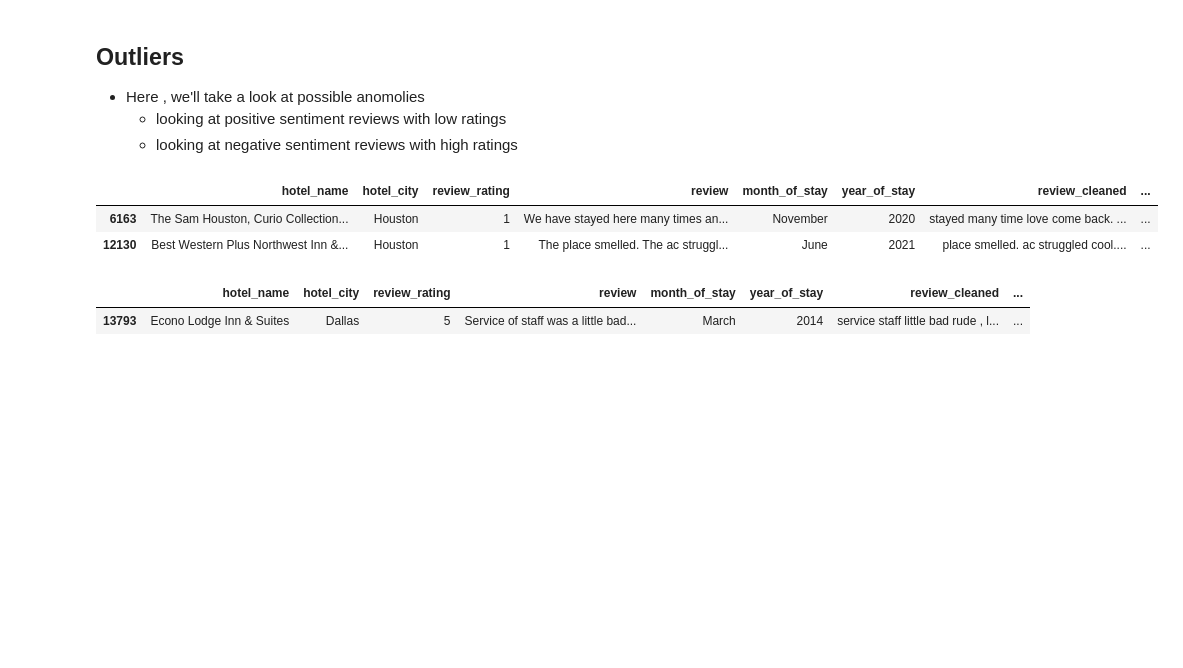
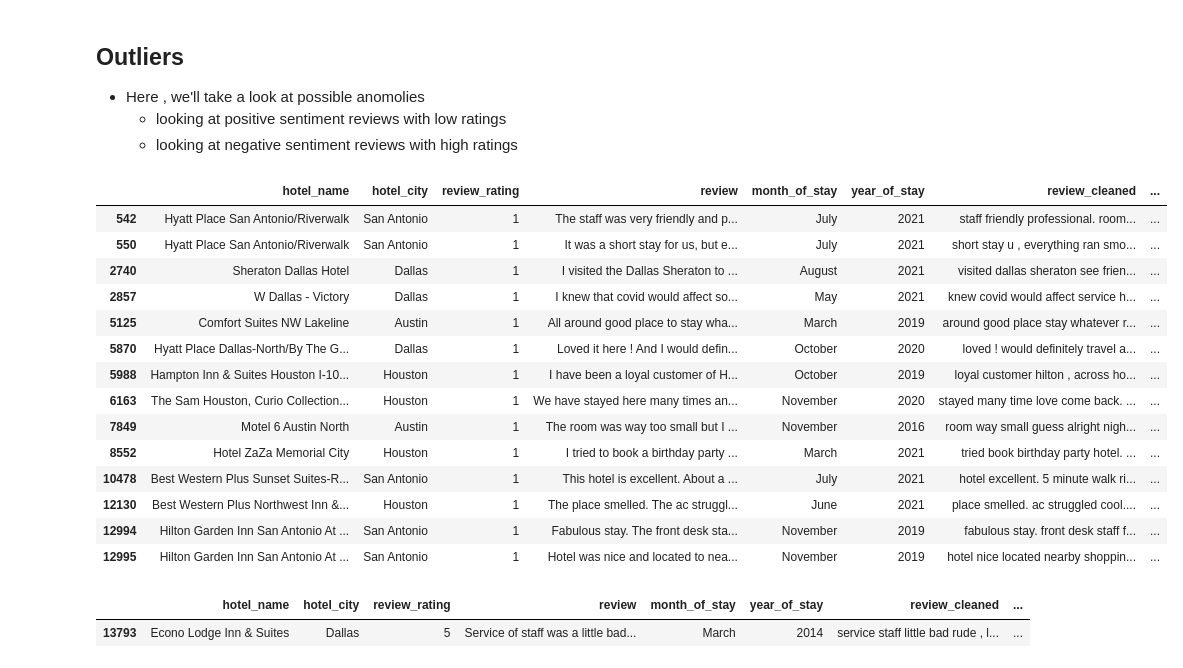
Before and after one commit to carterrxavier/Project_Rate_my_review, a Jupyter notebook: initial_notebook.ipynb, the cells around one changed output. Saved outputs shown, nothing was run; the diff lists cells and outputs as text; code cells hidden in the pictures; blank space fills up the shorter version.

```diff
--- a/initial_notebook.ipynb
+++ b/initial_notebook.ipynb
@@ -128,12 +141,24 @@ len(df)
      * looking at positive sentiment reviews with low ratings
      * looking at negative sentiment reviews with high ratings
 # %%
-postive_when_neg  = (df.positive_sentiment  >= .500) & (df.review_rating < 3)
-negative_when_pos = (df.negative_sentiment  >= .500) & (df.review_rating > 3)
+postive_when_neg  = (df.positive_sentiment  >= .450) & (df.review_rating == 1)
+negative_when_pos = (df.negative_sentiment  >= .450) & (df.review_rating == 5)
 # %%
-df[postive_when_neg].sample(2)
+df[postive_when_neg]
 # %% [output]
 |  | hotel_name | hotel_city | review_rating | review | month_of_stay | year_of_stay | review_cleaned | ... |
+| 542 | Hyatt Place San Antonio/Riverwalk | San Antonio | 1 | The staff was very friendly and p... | July | 2021 | staff friendly professional. room... | ... |
+| 550 | Hyatt Place San Antonio/Riverwalk | San Antonio | 1 | It was a short stay for us, but e... | July | 2021 | short stay u , everything ran smo... | ... |
+| 2740 | Sheraton Dallas Hotel | Dallas | 1 | I visited the Dallas Sheraton to ... | August | 2021 | visited dallas sheraton see frien... | ... |
+| 2857 | W Dallas - Victory | Dallas | 1 | I knew that covid would affect so... | May | 2021 | knew covid would affect service h... | ... |
+| 5125 | Comfort Suites NW Lakeline | Austin | 1 | All around good place to stay wha... | March | 2019 | around good place stay whatever r... | ... |
+| 5870 | Hyatt Place Dallas-North/By The G... | Dallas | 1 | Loved it here ! And I would defin... | October | 2020 | loved ! would definitely travel a... | ... |
+| 5988 | Hampton Inn & Suites Houston I-10... | Houston | 1 | I have been a loyal customer of H... | October | 2019 | loyal customer hilton , across ho... | ... |
 | 6163 | The Sam Houston, Curio Collection... | Houston | 1 | We have stayed here many times an... | November | 2020 | stayed many time love come back. ... | ... |
+| 7849 | Motel 6 Austin North | Austin | 1 | The room was way too small but I ... | November | 2016 | room way small guess alright nigh... | ... |
+| 8552 | Hotel ZaZa Memorial City | Houston | 1 | I tried to book a birthday party ... | March | 2021 | tried book birthday party hotel. ... | ... |
+| 10478 | Best Western Plus Sunset Suites-R... | San Antonio | 1 | This hotel is excellent. About a ... | July | 2021 | hotel excellent. 5 minute walk ri... | ... |
 | 12130 | Best Western Plus Northwest Inn &... | Houston | 1 | The place smelled. The ac struggl... | June | 2021 | place smelled. ac struggled cool.... | ... |
+| 12994 | Hilton Garden Inn San Antonio At ... | San Antonio | 1 | Fabulous stay. The front desk sta... | November | 2019 | fabulous stay. front desk staff f... | ... |
+| 12995 | Hilton Garden Inn San Antonio At ... | San Antonio | 1 | Hotel was nice and located to nea... | November | 2019 | hotel nice located nearby shoppin... | ... |
 # %%
```
Also changed, not shown: parts of 16 cells of this notebook, 2 other files.
